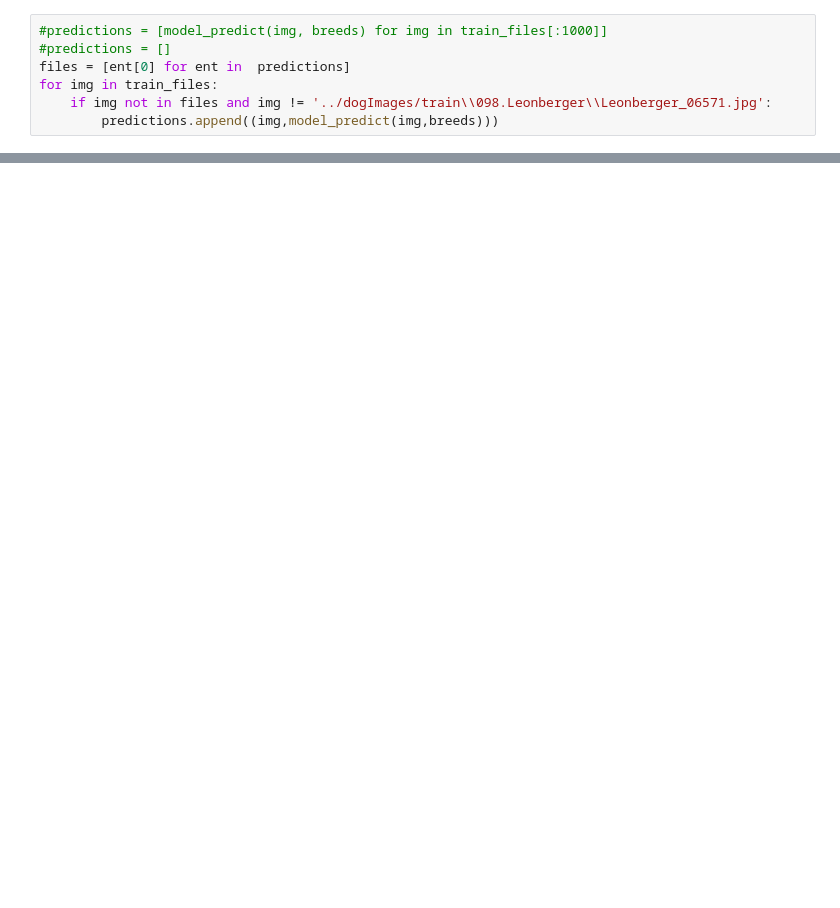
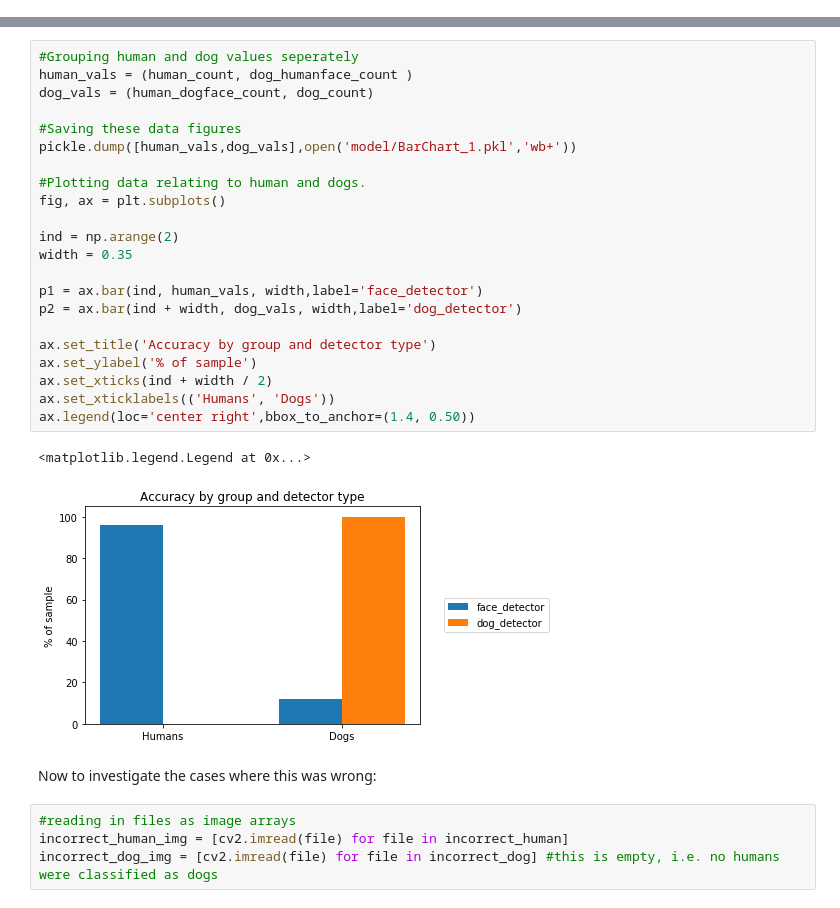
Before and after one commit to dltheobald-Deloitte/ComputerVision_RecognisingDogBreed, a Jupyter notebook: Data_Exploration.ipynb, the cells around one changed output, grey strips where cells are left out. Cells and saved outputs as stored; diff of their text form; blank space fills up the shorter version.

```diff
--- a/Data_Exploration.ipynb
+++ b/Data_Exploration.ipynb
@@ -212,7 +0,0 @@ Use tf.where in 2.0, which has the same broadcast rule as np.where
-# %%
-#predictions = [model_predict(img, breeds) for img in train_files[:1000]]
-#predictions = []
-files = [ent[0] for ent in  predictions]
-for img in train_files:
-    if img not in files and img != '../dogImages/train\\098.Leonberger\\Leonberger_06571.jpg':
-        predictions.append((img,model_predict(img,breeds)))
@@ -254,0 +310,31 @@ NameError: name 'predictions' is not defined
+# %%
+#Grouping human and dog values seperately
+human_vals = (human_count, dog_humanface_count )
+dog_vals = (human_dogface_count, dog_count)
+
+#Saving these data figures
+pickle.dump([human_vals,dog_vals],open('model/BarChart_1.pkl','wb+'))
+
+#Plotting data relating to human and dogs.
+fig, ax = plt.subplots()
+
+ind = np.arange(2)
+width = 0.35
+
+p1 = ax.bar(ind, human_vals, width,label='face_detector')
+p2 = ax.bar(ind + width, dog_vals, width,label='dog_detector')
+
+ax.set_title('Accuracy by group and detector type')
+ax.set_ylabel('% of sample')
+ax.set_xticks(ind + width / 2)
+ax.set_xticklabels(('Humans', 'Dogs'))
+ax.legend(loc='center right',bbox_to_anchor=(1.4, 0.50))
+# %% [output]
+<matplotlib.legend.Legend at 0x...>
+[figure, added]
+# %% [markdown]
+Now to investigate the cases where this was wrong:
+# %%
+#reading in files as image arrays
+incorrect_human_img = [cv2.imread(file) for file in incorrect_human]
+incorrect_dog_img = [cv2.imread(file) for file in incorrect_dog] #this is empty, i.e. no humans were classified as dogs
```
Also changed, not shown: parts of 39 cells of this notebook, 14 other files.
